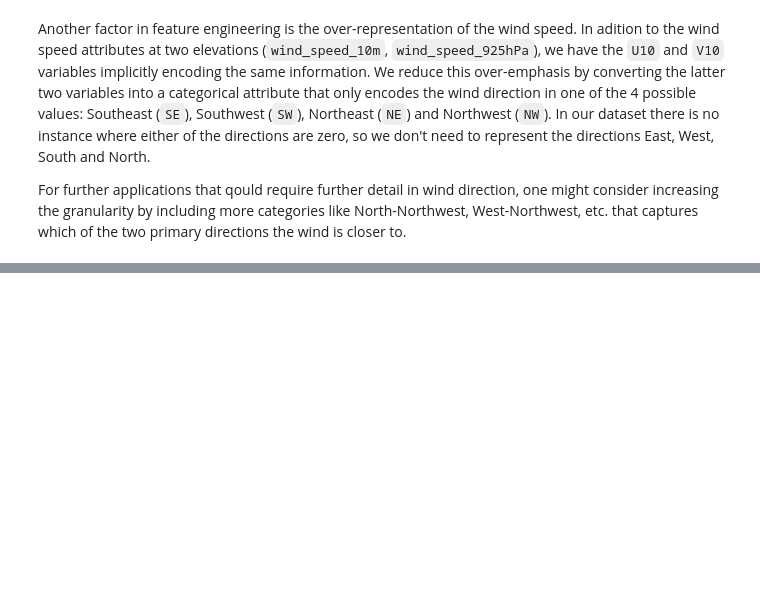
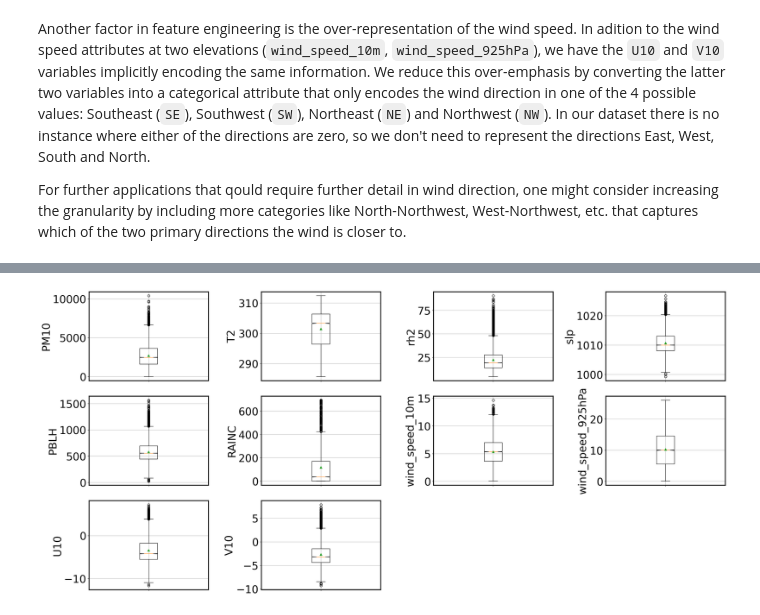
Before and after one commit to projectpythia-mystmd/dust-cookbook, a Jupyter notebook: data_exploration.ipynb, the cells around one changed output, grey strips where cells are left out. Drawn from its saved outputs; the diff is of its cells as text; code cells hidden in the pictures; blank space fills up the shorter version.

```diff
--- a/data_exploration.ipynb
+++ b/data_exploration.ipynb
@@ -76,0 +129,25 @@ This concludes the primary exploration of our data. We now do a deeper dive into
+# %%
+feature_names = dust_df.columns
+
+fig, ax = plt.subplots(3,4, figsize=(26,12))
+ax = ax.flatten()
+for ind, col in enumerate(feature_names):
+    ax[ind].boxplot(dust_df[col].dropna(axis=0),
+                    notch=True, whis=1.5,
+                    showmeans=True)
+    ax[ind].grid(which='minor', axis='both')
+    ax[ind].set_xticklabels([''])
+    ax[ind].set_ylabel(col)
+    #ax[ind].set_title(col)
+    ax[ind].set_facecolor('white')
+    ax[ind].spines['bottom'].set_color('0.1')
+    ax[ind].spines['top'].set_color('0.1')
+    ax[ind].spines['right'].set_color('0.1')
+    ax[ind].spines['left'].set_color('0.1')
+    ax[ind].grid(True)
+    ax[10].set_axis_off()
+    ax[11].set_axis_off()
+fig.tight_layout()
+#plt.savefig('box_plots.png')
+# %% [output]
+[figure, added]
```
Also changed, not shown: parts of 12 cells of this notebook, 3 other files.
